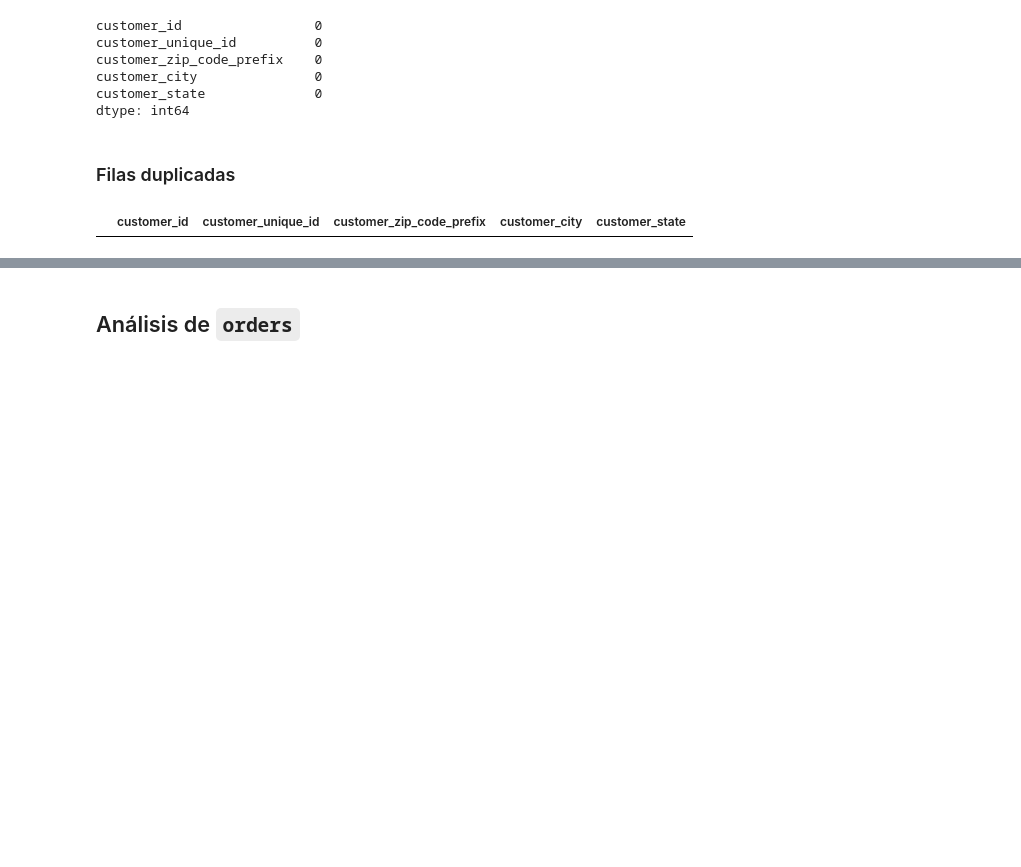
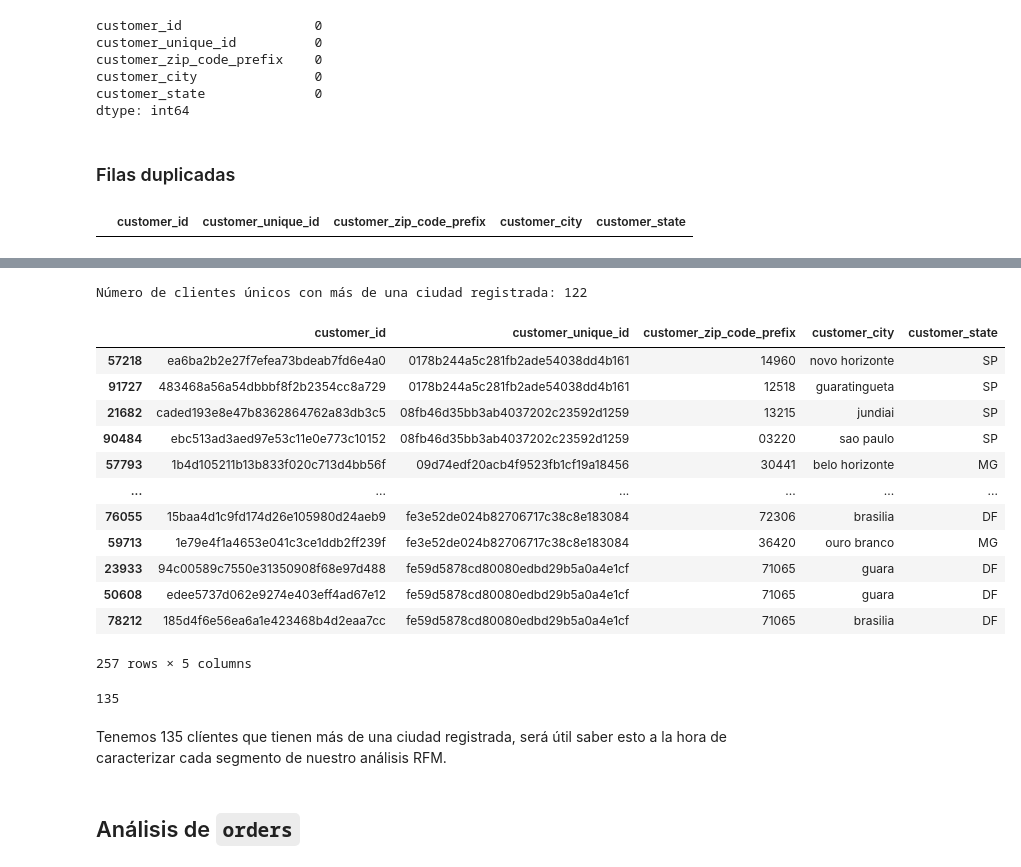
Before and after one commit to dado4cs/olist-rfm-customer-segmentation, a Jupyter notebook: notebooks/01_exploration.ipynb, the cells around one changed output, grey strips where cells are left out. Cells and saved outputs as stored; diff of their text form; code cells hidden in the pictures; blank space fills up the shorter version.

```diff
--- a/notebooks/01_exploration.ipynb
+++ b/notebooks/01_exploration.ipynb
@@ -59,3 +62,34 @@ customers[customers.duplicated(keep = False)]
+# %%
+customer_city_counts = customers.groupby('customer_unique_id')['customer_city'].nunique()
+
+customers_with_multiple_cities_ids = customer_city_counts[customer_city_counts > 1].index
+
+print(f"Número de clientes únicos con más de una ciudad registrada: {len(customers_with_multiple_cities_ids)}")
+
+
+customers_with_multiple_cities_details = customers[customers['customer_unique_id'].isin(customers_with_multiple_cities_ids)].sort_values(by='customer_unique_id')
+customers_with_multiple_cities_details[customers_with_multiple_cities_details.duplicated(subset='customer_unique_id',keep = False)]
+# %% [output]
+Número de clientes únicos con más de una ciudad registrada: 122
+|  | customer_id | customer_unique_id | customer_zip_code_prefix | customer_city | customer_state |
+| 57218 | ea6ba2b2e27f7efea73bdeab7fd6e4a0 | 0178b244a5c281fb2ade54038dd4b161 | 14960 | novo horizonte | SP |
+| 91727 | 483468a56a54dbbbf8f2b2354cc8a729 | 0178b244a5c281fb2ade54038dd4b161 | 12518 | guaratingueta | SP |
+| 21682 | caded193e8e47b8362864762a83db3c5 | 08fb46d35bb3ab4037202c23592d1259 | 13215 | jundiai | SP |
+| 90484 | ebc513ad3aed97e53c11e0e773c10152 | 08fb46d35bb3ab4037202c23592d1259 | 03220 | sao paulo | SP |
+| 57793 | 1b4d105211b13b833f020c713d4bb56f | 09d74edf20acb4f9523fb1cf19a18456 | 30441 | belo horizonte | MG |
+| ... | ... | ... | ... | ... | ... |
+| 76055 | 15baa4d1c9fd174d26e105980d24aeb9 | fe3e52de024b82706717c38c8e183084 | 72306 | brasilia | DF |
+| 59713 | 1e79e4f1a4653e041c3ce1ddb2ff239f | fe3e52de024b82706717c38c8e183084 | 36420 | ouro branco | MG |
+| 23933 | 94c00589c7550e31350908f68e97d488 | fe59d5878cd80080edbd29b5a0a4e1cf | 71065 | guara | DF |
+| 50608 | edee5737d062e9274e403eff4ad67e12 | fe59d5878cd80080edbd29b5a0a4e1cf | 71065 | guara | DF |
+| 78212 | 185d4f6e56ea6a1e423468b4d2eaa7cc | fe59d5878cd80080edbd29b5a0a4e1cf | 71065 | brasilia | DF |
+257 rows × 5 columns
+# %%
+len(customers_with_multiple_cities_details[customers_with_multiple_cities_details.duplicated(subset='customer_unique_id')])
+# %% [output]
+135
+# %% [markdown]
+Tenemos 135 clíentes que tienen más de una ciudad registrada, será útil saber esto a la hora de caracterizar cada segmento de nuestro análisis RFM.
 # %% [markdown]
 ## Análisis de `orders`
 # %%
```
Also changed, not shown: parts of 23 cells of this notebook, 4 other files.
